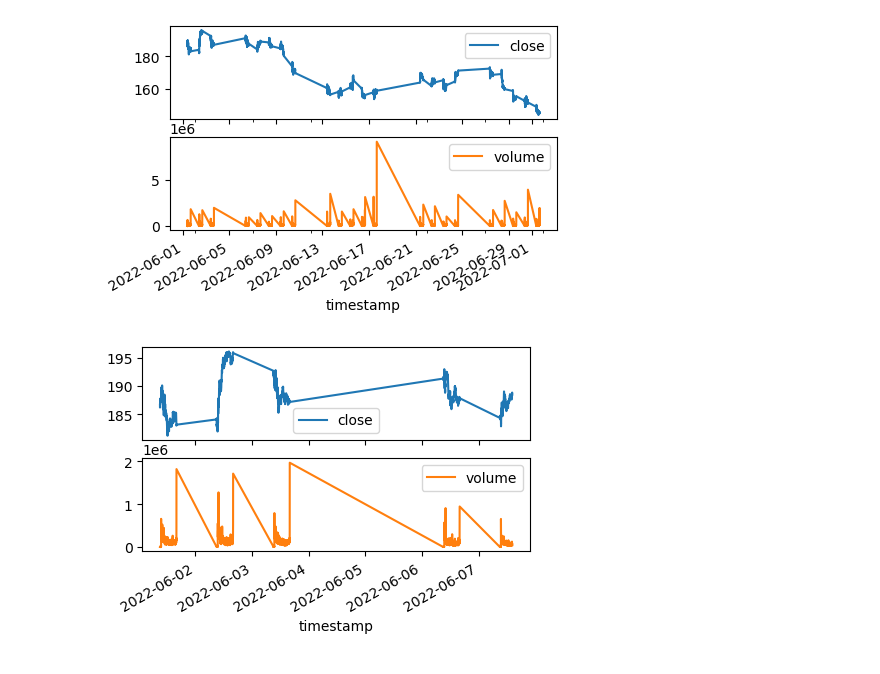
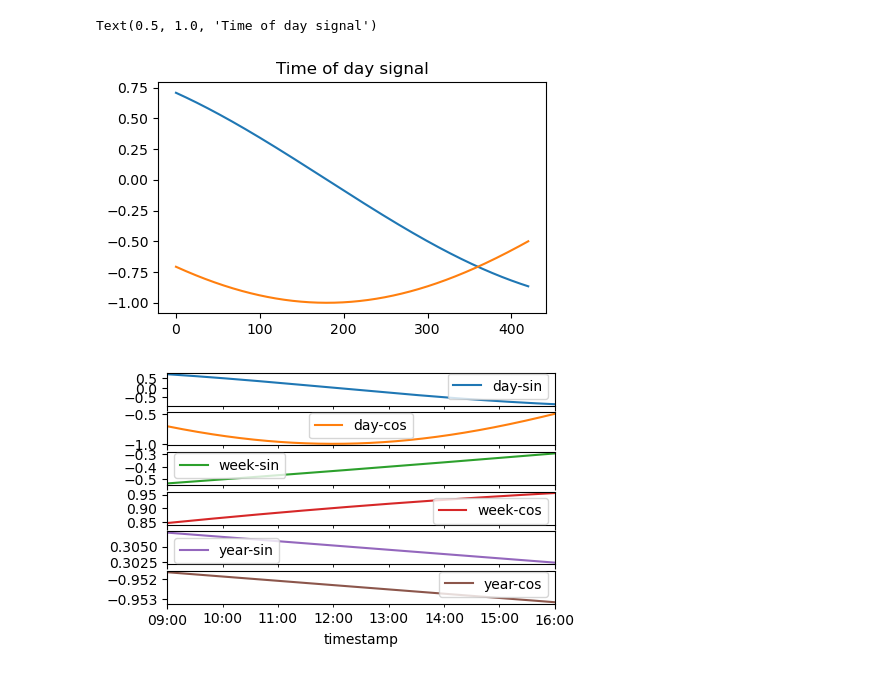
Before and after one commit to leo6liu/dog-trader, a Jupyter notebook: model-training/demo-00.ipynb, the cells around one changed output. Cells and saved outputs as stored; diff of their text form; code cells hidden in the pictures.

```diff
--- a/model-training/demo-00.ipynb
+++ b/model-training/demo-00.ipynb
@@ -51,0 +78,14 @@ timestamps = pd.to_datetime(stock_bars_minute_df.pop('timestamp'))
+# %%
+# timestamps = pd.to_datetime(stock_bars_minute_df.pop('timestamp'))
+
+# 2022/06/01 used for following graphs
+
+minute_bars_20220601_df = days_df[days_df['date'] == datetime.date(2022, 6, 1)]['minute_bars'].iloc[0] # access day's minute_bars dataframe for a given date
+timestamps_20220601 = pd.to_datetime(minute_bars_20220601_df.pop('timestamp'))
+
+# plot close and volume
+plot_cols = ['close', 'volume']
+
+plot_features = minute_bars_20220601_df[plot_cols]
+plot_features.index = timestamps_20220601
+_ = plot_features.plot(subplots=True)
@@ -52,14 +94,31 @@ timestamps = pd.to_datetime(stock_bars_minute_df.pop('timestamp'))
+# %%
+timestamp_s = timestamps_20220601.map(pd.Timestamp.timestamp)
+
+seconds_per_day = 24*60*60
+seconds_per_week = seconds_per_day*7
+seconds_per_year = seconds_per_week*52.1429
+
+minute_bars_20220601_df['day-sin'] = np.sin(timestamp_s * (2 * np.pi / seconds_per_day))
+minute_bars_20220601_df['day-cos'] = np.cos(timestamp_s * (2 * np.pi / seconds_per_day))
+
+minute_bars_20220601_df['week-sin'] = np.sin(timestamp_s * (2 * np.pi / seconds_per_week))
+minute_bars_20220601_df['week-cos'] = np.cos(timestamp_s * (2 * np.pi / seconds_per_week))
+
+minute_bars_20220601_df['year-sin'] = np.sin(timestamp_s * (2 * np.pi / seconds_per_year))
+minute_bars_20220601_df['year-cos'] = np.cos(timestamp_s * (2 * np.pi / seconds_per_year))
+
+plt.plot(np.array(minute_bars_20220601_df['day-sin']))
+plt.plot(np.array(minute_bars_20220601_df['day-cos']))
+plt.title('Time of day signal')
+# %% [output]
+Text(0.5, 1.0, 'Time of day signal')
+[figure, added]
 # %%
 # plot close and volume
-plot_cols = ['close', 'volume']
+plot_cols = ['day-sin', 'day-cos', 'week-sin', 'week-cos','year-sin', 'year-cos']
 
-plot_features = stock_bars_minute_df[plot_cols]
-plot_features.index = timestamps
+plot_features = minute_bars_20220601_df[plot_cols]
+plot_features.index = timestamps_20220601
 _ = plot_features.plot(subplots=True)
-
-plot_features = stock_bars_minute_df[plot_cols][:2000]
-plot_features.index = timestamps[:2000]
-_ = plot_features.plot(subplots=True)
 # %% [output]
-[figure, old version]
+[figure, new version]
-[figure, removed]
```
Also changed, not shown: parts of 6 cells of this notebook.
